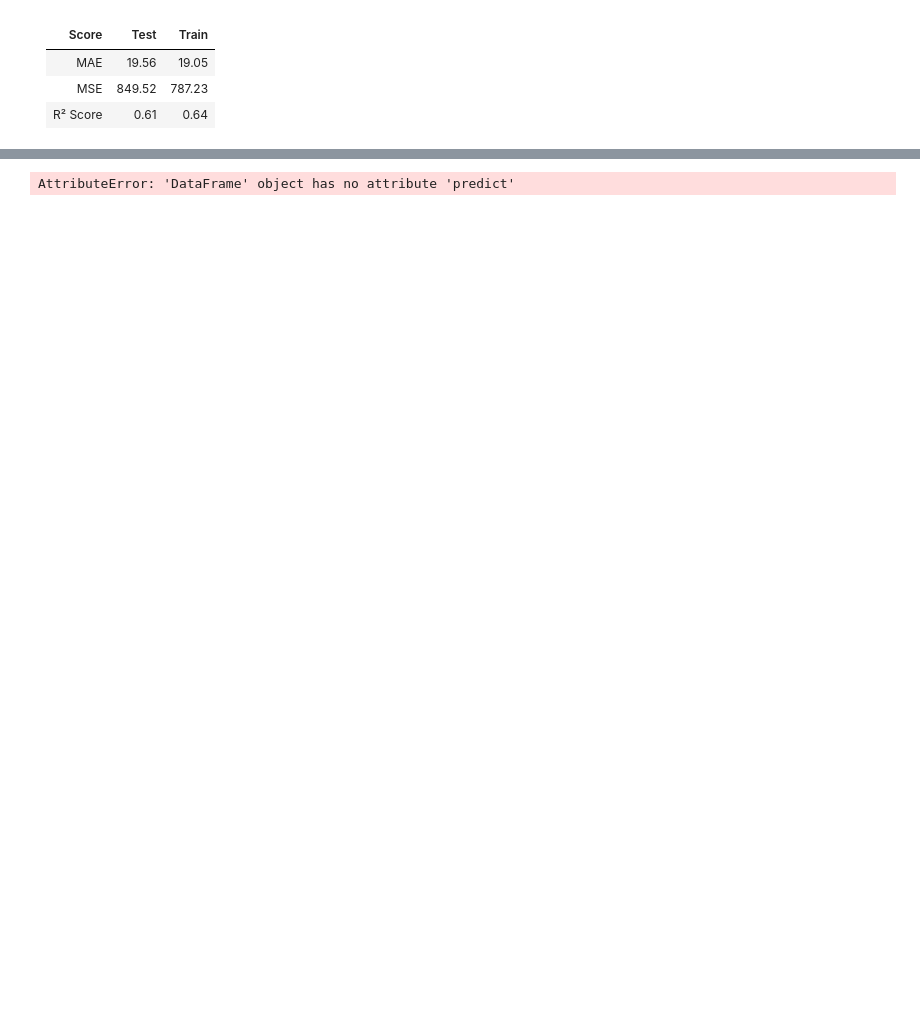
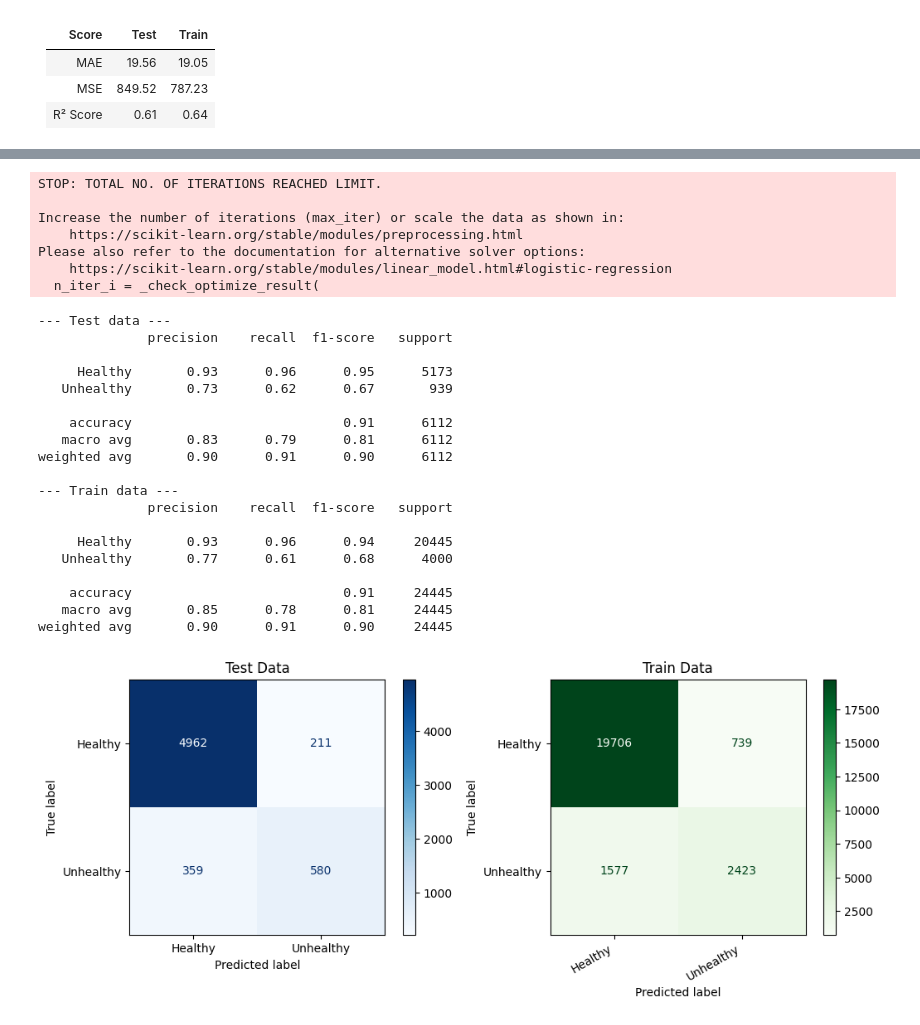
Before and after one commit to boesi/ds-ml-project-urban-air-pollution, a Jupyter notebook: baseline_model.ipynb, the cells around one changed output, grey strips where cells are left out. Drawn from its saved outputs; the diff is of its cells as text; code cells hidden in the pictures; blank space fills up the shorter version.

```diff
--- a/baseline_model.ipynb
+++ b/baseline_model.ipynb
@@ -70,3 +51,36 @@ Categories (6, int64): [0 < 1 < 2 < 3 < 4 < 5]
+# %%
+X_train_cat, X_test_cat, y_train_cat, y_test_cat, y_labels = uap.get_baseline_data(df, 'target_health', factorize_target=True)
+cat_base_model_healthy = LogisticRegression()
+cat_base_model_healthy.fit(X_train, y_train_cat)
+uap.check_classification(cat_base_model_healthy, X_train_cat, X_test_cat, y_train_cat, y_test_cat, y_labels)
+# %% [output]
+STOP: TOTAL NO. OF ITERATIONS REACHED LIMIT.
+
+Increase the number of iterations (max_iter) or scale the data as shown in:
+    https://scikit-learn.org/stable/modules/preprocessing.html
+Please also refer to the documentation for alternative solver options:
+    https://scikit-learn.org/stable/modules/linear_model.html#logistic-regression
+  n_iter_i = _check_optimize_result(
+--- Test data ---
+              precision    recall  f1-score   support
+
+     Healthy       0.93      0.96      0.95      5173
+   Unhealthy       0.73      0.62      0.67       939
+
+    accuracy                           0.91      6112
+   macro avg       0.83      0.79      0.81      6112
+weighted avg       0.90      0.91      0.90      6112
+
+--- Train data ---
+              precision    recall  f1-score   support
+
+     Healthy       0.93      0.96      0.94     20445
+   Unhealthy       0.77      0.61      0.68      4000
+
+    accuracy                           0.91     24445
+   macro avg       0.85      0.78      0.81     24445
+weighted avg       0.90      0.91      0.90     24445
+[figure, added]
 # %%
 with open('models/base_linreg_model.pkl', 'wb') as f:
     pk.dump(reg_base_model, f)
@@ -73,12 +90,0 @@ with open('models/base_linreg_model.pkl', 'wb') as f:
-# %%
-y_pred_cat = cat_base_model_df.predict(X_test)
-
-y_prob = cat_base_model_df.predict_proba(X_test)[:, 1]
-
-print("Accuracy:", accuracy_score(y_test, y_pred_cat))
-print("Precision:", precision_score(y_test, y_pred_cat))
-print("Recall:", recall_score(y_test, y_pred_cat))
-print("F1 Score:", f1_score(y_test, y_pred_cat))
-print("ROC AUC:", roc_auc_score(y_test, y_prob))
-# %% [output]
-AttributeError: 'DataFrame' object has no attribute 'predict'
```
Also changed, not shown: parts of 8 cells of this notebook, 1 other file.
